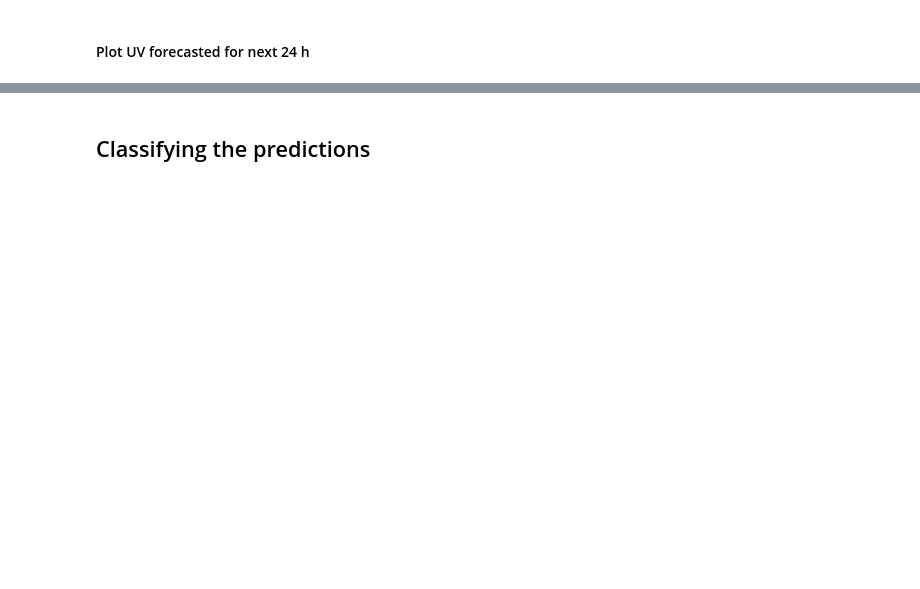
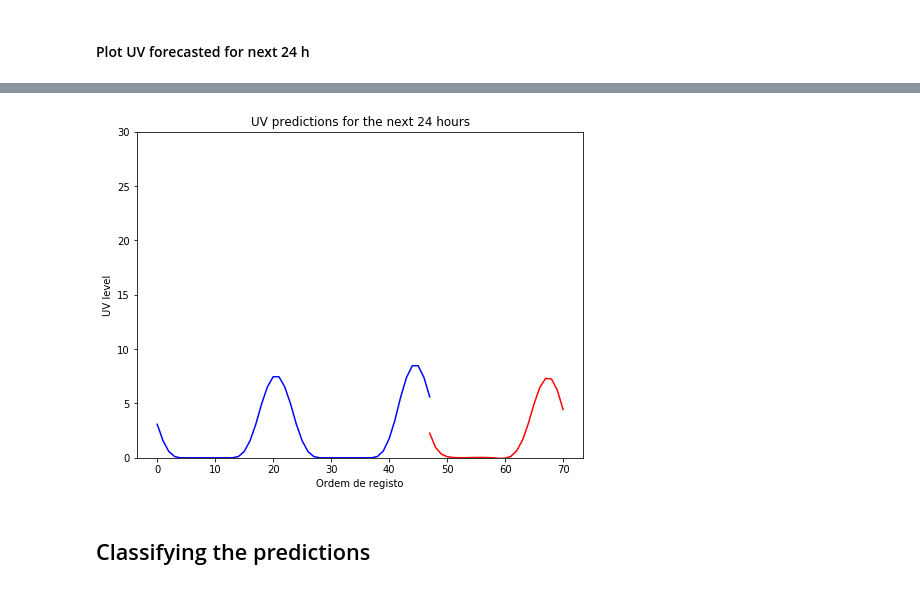
Before and after one commit to pferreira101/WeatherConditionsForSports, a Jupyter notebook: Sensorization/Predictions.ipynb, the cells around one changed output, grey strips where cells are left out. Cells and saved outputs as stored; diff of their text form; code cells hidden in the pictures; blank space fills up the shorter version.

```diff
--- a/Sensorization/Predictions.ipynb
+++ b/Sensorization/Predictions.ipynb
@@ -342,7 +561,7 @@ plotForecastedWeather(last_48h, predictionsHumidityNext24)
 # %% [markdown]
 #### Plot UV forecasted for next 24 h
 # %%
-predictionsUVNext24 = forecast(model, df_u, timesteps, multistep, scaler_u)
+predictionsUVNext24 = forecast(model_u, df_u, timesteps, multistep, scaler_u)
 
 def plotForecastedWeather(data, predictions):
     plt.figure(figsize=(8, 6))
@@ -358,3 +577,4 @@ def plotForecastedWeather(data, predictions):
 data = prepare_uv_data(dataUV)
 last_48h = data[-48:]
 plotForecastedWeather(last_48h, predictionsUVNext24)
+# %% [output]
@@ -361,3 +598,4 @@ plotForecastedWeather(last_48h, predictionsUVNext24)
+[figure, added]
 # %% [markdown]
 ## Classifying the predictions
 # %%
```
Also changed, not shown: parts of 22 cells of this notebook, 3 other files.
